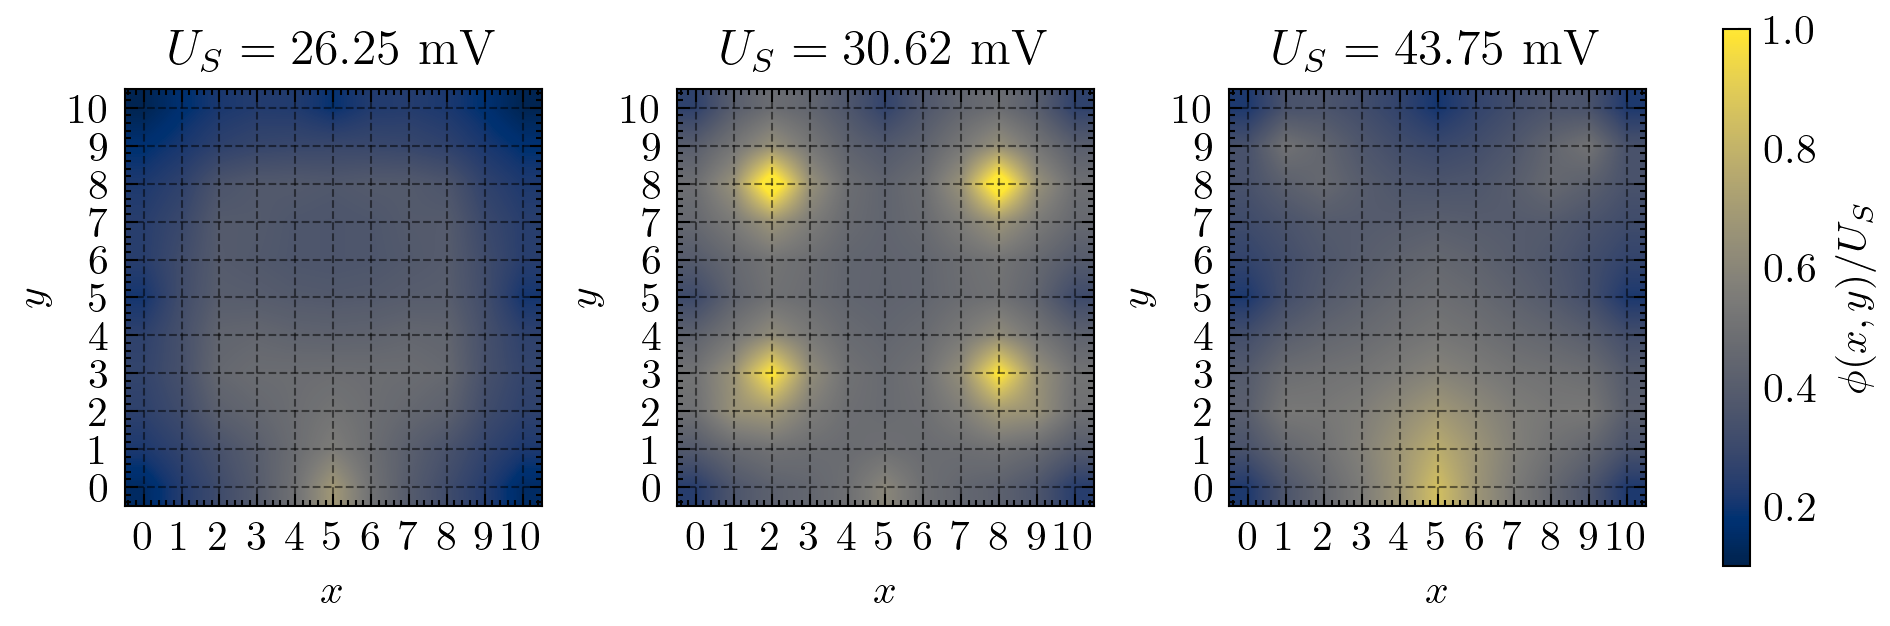
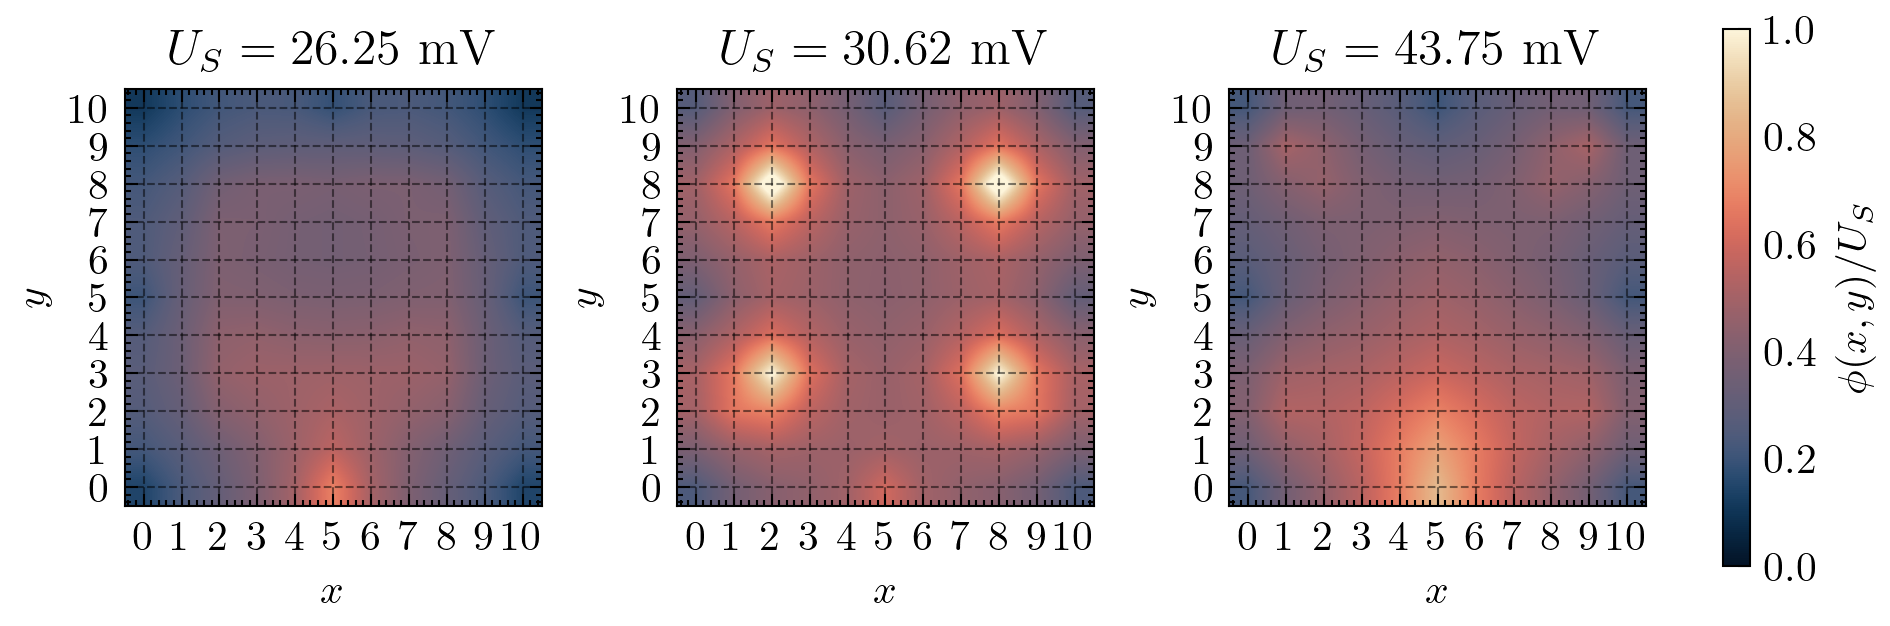
Code edit (unified diff) that turned the first committed figure into the second:
--- before
+++ after
@@ -13,5 +13,5 @@
     U_v = df_state.iloc[j, 0]
     arr = df_state.iloc[j, 8:].values.reshape(N, N) / U_v
-    im = ax.imshow(arr, origin='lower', cmap='cividis', vmin=0.1, vmax=1, interpolation='bilinear')
+    im = ax.imshow(arr, origin='lower', cmap=cmaps.lipari, vmin=0., vmax=1, interpolation='bilinear')
     ax.set_title(f"$U_S = {U_v*1000:.2f}~\mathrm{{mV}}$")
     

Commit: .